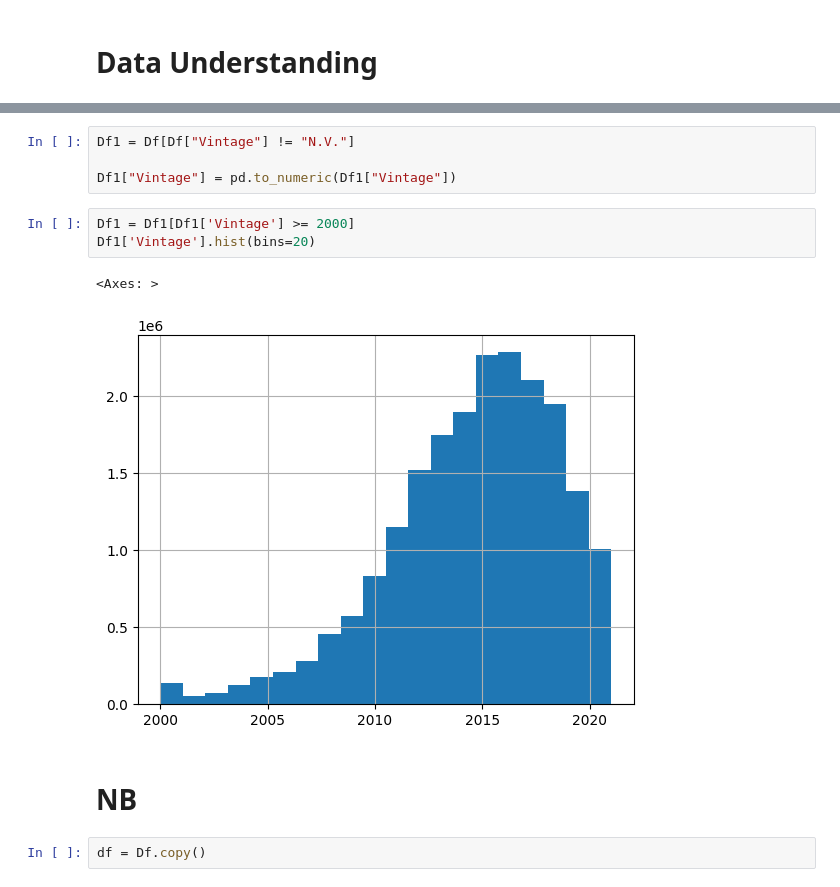
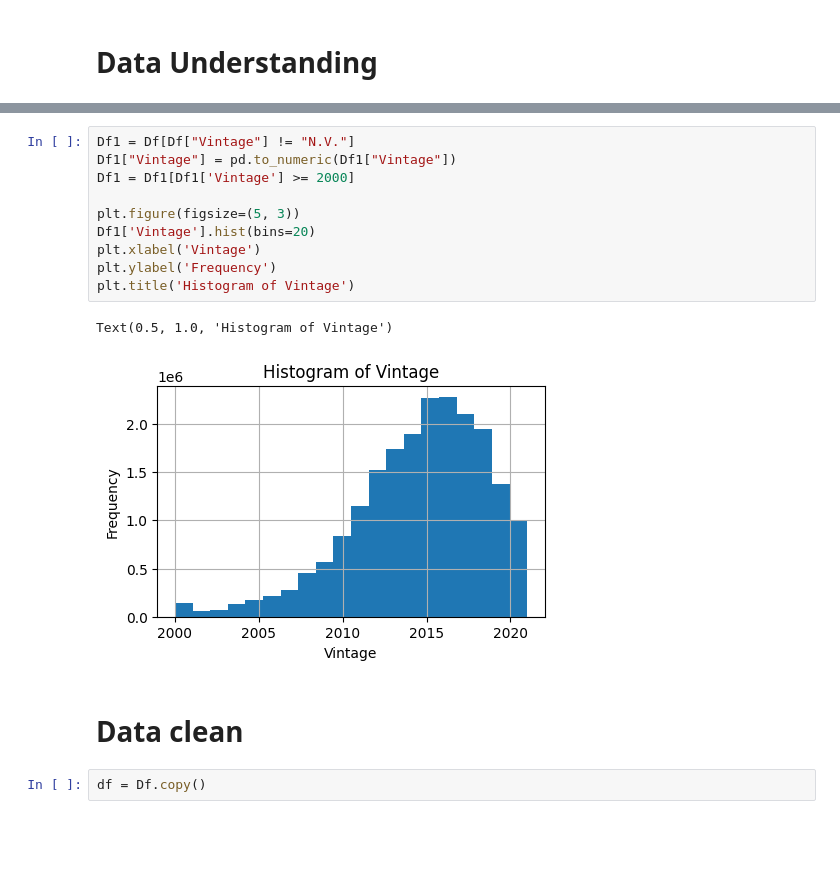
Before and after one commit to blossmuri/Grape-Wine-Rating-Inference, a Jupyter notebook: Xwines.ipynb, the cells around one changed output, grey strips where cells are left out. Saved outputs shown, nothing was run; the diff lists cells and outputs as text; blank space fills up the shorter version.

```diff
--- a/Xwines.ipynb
+++ b/Xwines.ipynb
@@ -44,15 +65,18 @@ Df.head(1)
-# %%
-Df1 = Df[Df["Vintage"] != "N.V."]
-
-Df1["Vintage"] = pd.to_numeric(Df1["Vintage"])
-# %%
-Df1 = Df1[Df1['Vintage'] >= 2000]
-Df1['Vintage'].hist(bins=20)
-# %% [output]
-<Axes: >
-[figure, removed]
-# %% [markdown]
-# NB
+# %%
+Df1 = Df[Df["Vintage"] != "N.V."]
+Df1["Vintage"] = pd.to_numeric(Df1["Vintage"])
+Df1 = Df1[Df1['Vintage'] >= 2000]
+
+plt.figure(figsize=(5, 3))
+Df1['Vintage'].hist(bins=20)
+plt.xlabel('Vintage')
+plt.ylabel('Frequency')
+plt.title('Histogram of Vintage')
+# %% [output]
+Text(0.5, 1.0, 'Histogram of Vintage')
+[figure, added]
+# %% [markdown]
+# Data clean
 # %%
 df = Df.copy()
 # %%
```
Also changed, not shown: parts of 41 cells of this notebook, 15 other files.
